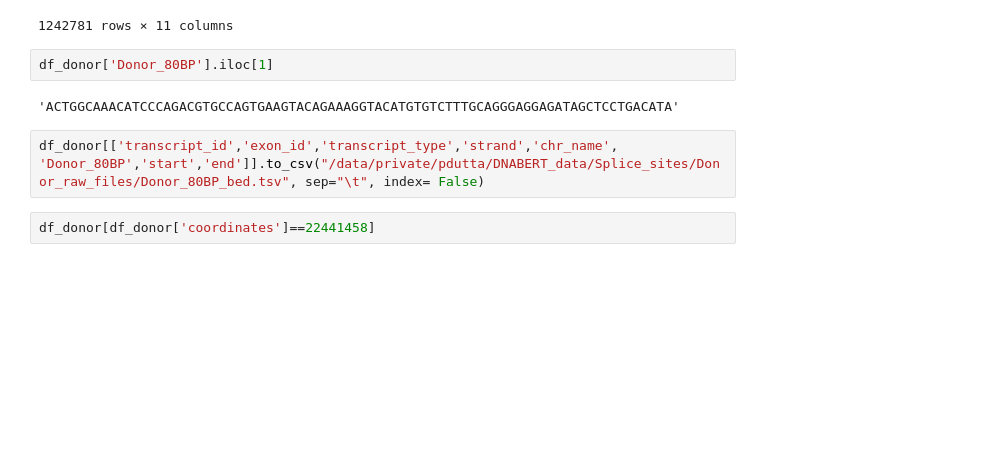
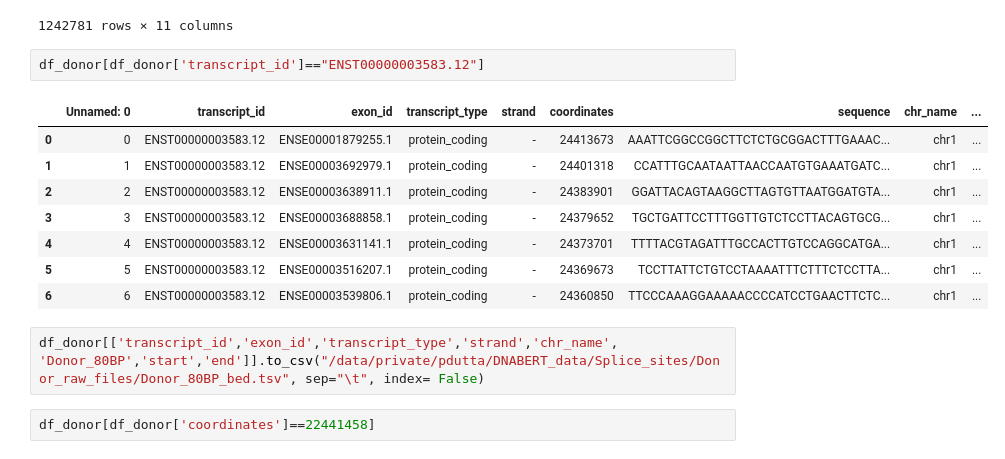
Before and after one commit to duttaprat/Postdoc, a Jupyter notebook: Pallavi/PSB/Create_VCF_file_DonorDBSNP.ipynb, the cells around one changed output. Drawn from its saved outputs; the diff is of its cells as text; blank space fills up the shorter version.

```diff
--- a/Pallavi/PSB/Create_VCF_file_DonorDBSNP.ipynb
+++ b/Pallavi/PSB/Create_VCF_file_DonorDBSNP.ipynb
@@ -67,9 +69,16 @@ df_donor
 | 1242780 | 1286992 | ENST00000684326.1 | ENSE00003921366.1 | processed_transcript | - | 13245214 | TTAGTGAATCTACAAGTGAGGAGAGTACAAGTC... | chrY | ... |
 1242781 rows × 11 columns
 # %%
-df_donor['Donor_80BP'].iloc[1]
+df_donor[df_donor['transcript_id']=="ENST00000003583.12"]
 # %% [output]
-'ACTGGCAAACATCCCAGACGTGCCAGTGAAGTACAGAAAGGTACATGTGTCTTTGCAGGGAGGAGATAGCTCCTGACATA'
+|  | Unnamed: 0 | transcript_id | exon_id | transcript_type | strand | coordinates | sequence | chr_name | ... |
+| 0 | 0 | ENST00000003583.12 | ENSE00001879255.1 | protein_coding | - | 24413673 | AAATTCGGCCGGCTTCTCTGCGGACTTTGAAAC... | chr1 | ... |
+| 1 | 1 | ENST00000003583.12 | ENSE00003692979.1 | protein_coding | - | 24401318 | CCATTTGCAATAATTAACCAATGTGAAATGATC... | chr1 | ... |
+| 2 | 2 | ENST00000003583.12 | ENSE00003638911.1 | protein_coding | - | 24383901 | GGATTACAGTAAGGCTTAGTGTTAATGGATGTA... | chr1 | ... |
+| 3 | 3 | ENST00000003583.12 | ENSE00003688858.1 | protein_coding | - | 24379652 | TGCTGATTCCTTTGGTTGTCTCCTTACAGTGCG... | chr1 | ... |
+| 4 | 4 | ENST00000003583.12 | ENSE00003631141.1 | protein_coding | - | 24373701 | TTTTACGTAGATTTGCCACTTGTCCAGGCATGA... | chr1 | ... |
+| 5 | 5 | ENST00000003583.12 | ENSE00003516207.1 | protein_coding | - | 24369673 | TCCTTATTCTGTCCTAAAATTTCTTTCTCCTTA... | chr1 | ... |
+| 6 | 6 | ENST00000003583.12 | ENSE00003539806.1 | protein_coding | - | 24360850 | TTCCCAAAGGAAAAACCCCATCCTGAACTTCTC... | chr1 | ... |
 # %%
 df_donor[['transcript_id','exon_id','transcript_type','strand','chr_name', 'Donor_80BP','start','end']].to_csv("/data/private/pdutta/DNABERT_data/Splice_sites/Donor_raw_files/Donor_80BP_bed.tsv", sep="\t", index= False)
 # %%
```
Also changed, not shown: parts of 6 cells of this notebook, 2 other files.
